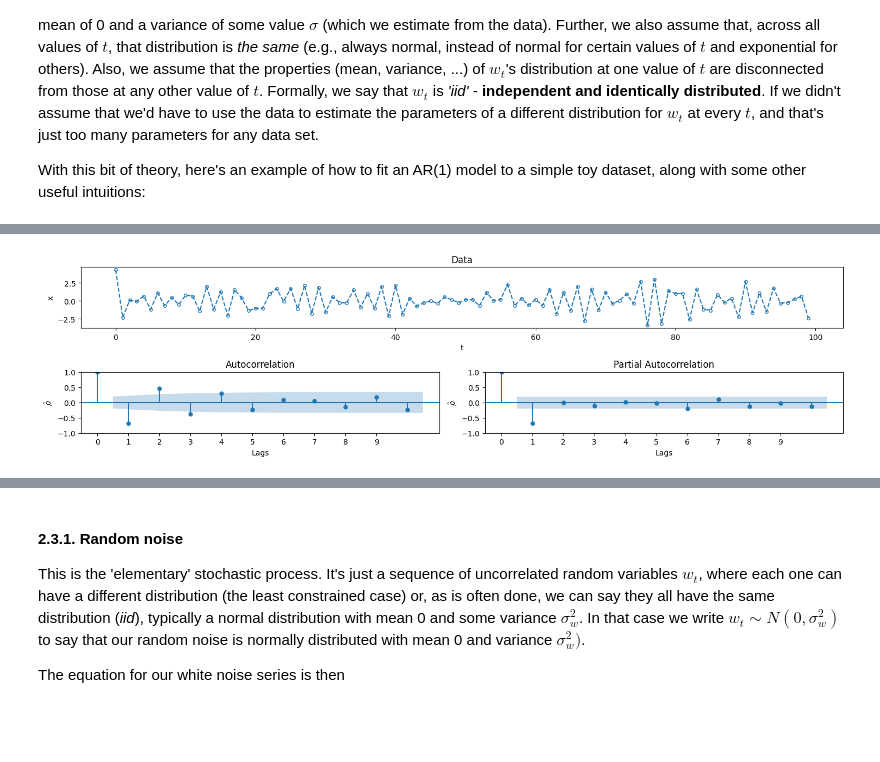
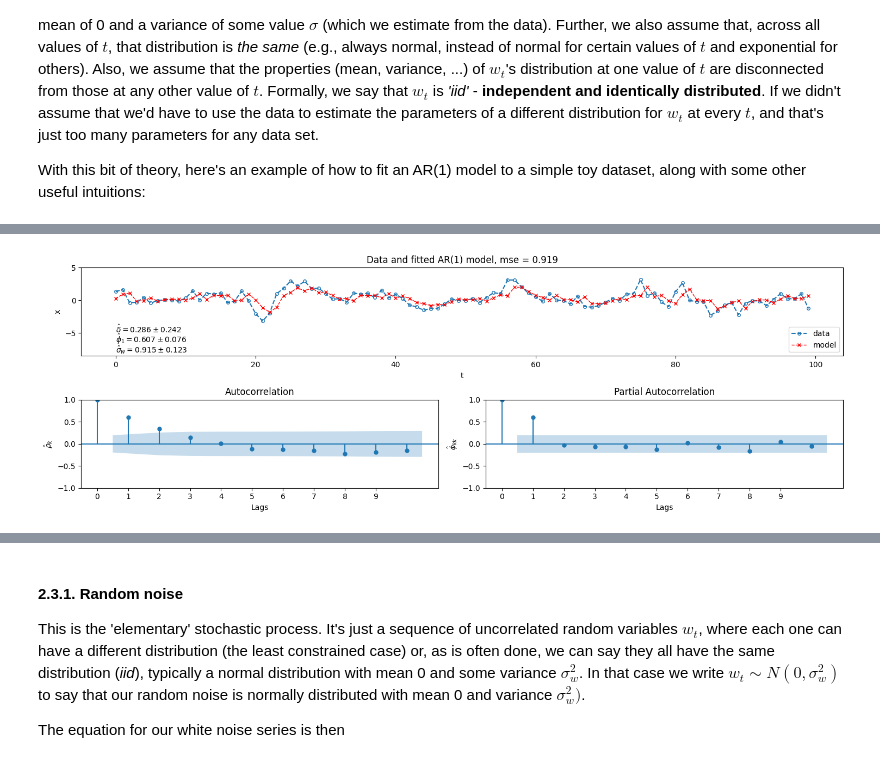
Before and after one commit to robetatis/study_notes_ml, a Jupyter notebook: time_series.ipynb, the cells around one changed output, grey strips where cells are left out. Drawn from its saved outputs; the diff is of its cells as text; code cells hidden in the pictures; blank space fills up the shorter version.

Commit message:
finish examples AR(1)

```diff
--- a/time_series.ipynb
+++ b/time_series.ipynb
@@ -87,42 +87,47 @@ Since $w_t$ term is random, we need a distribution for it, and in many cases it'
 
 With this bit of theory, here's an example of how to fit an AR(1) model to a simple toy dataset, along with some other useful intuitions:
 # %%
-# generate toy data using a stochastic process x_t = delta + phi_1*x_{t-1} + w_t
 def generate_toy_data(n, x_0, delta, phi_1, sigma):
+    # generate toy data using a stochastic process x_t = delta + phi_1*x_{t-1} + w_t
+
     np.random.seed(10)
     w = np.random.normal(0, sigma, size=n)
     x = np.zeros(n)
     x[0] = x_0 + w[0] # to generate the data, x_0 must be known
     for t in range(1, n):
         x[t] = delta + phi_1*x[t-1] + w[t]
-
     return x
 
 
 def fit_ar_1(x):
-    pass
+    model = ARIMA(x, order=(1, 0, 0))
+    model_fit = model.fit()
+    return model_fit
 
-def plot_example(x):
-    fig = plt.figure(figsize=(15, 4))
+
+def plot_example(x, model_fit):
+    fig = plt.figure(figsize=(15, 5))
     gs = fig.add_gridspec(2, 2)
     ax0 = fig.add_subplot(gs[0, :])
-    ax0.set_title('Data')
-    ax0.plot(x, marker='o', markersize=4, linestyle='--', markerfacecolor='None')
+    ax0.set_title(f'Data and fitted AR(1) model, mse = {model_fit.mse:.3f}')
+    ax0.plot(x, marker='o', markersize=4, linestyle='--', markerfacecolor='None', label='data')
+    ax0.plot(model_fit.fittedvalues, color='red', marker='x', linestyle='--', markersize=5, linewidth=1, label='model')
     ax0.set_xlabel('t')
     ax0.set_ylabel('x')
+    ax0.text(x=0, y=-5, s=f'$\\hat{{\\delta}} = {model_fit.params[0]:.3f} \\pm {model_fit.bse[0]:.3f}$')
+    ax0.text(x=0, y=-6.5, s=f'$\\hat{{\\phi}}_1 = {model_fit.params[1]:.3f} \\pm {model_fit.bse[1]:.3f}$')
+    ax0.text(x=0, y=-8, s=f'$\\hat{{\\sigma}}_w = {model_fit.params[2]:.3f} \\pm {model_fit.bse[2]:.3f}$')
+    ax0.set_ylim(-8.5, 5)
     ax1 = fig.add_subplot(gs[1, 0])
     plot_acf(x, lags=10, ax=ax1)
     ax1.set_xticks(range(10))
     ax1.set_xlabel('Lags')
-    ax1.set_ylabel(r'$\hat{\rho}$')
+    ax1.set_ylabel(r'$\hat{\rho}_k$')
     ax2 = fig.add_subplot(gs[1, 1])
     plot_pacf(x, lags=10, ax=ax2)
     ax2.set_xticks(range(10))
     ax2.set_xlabel('Lags')
-    ax2.set_ylabel(r'$\hat{\rho}$')
+    ax2.set_ylabel(r'$\hat{\phi}_{kk}$')
+    ax0.legend()
     plt.tight_layout()
     plt.show()
-
-
-x = generate_toy_data(n=100, x_0=3, delta=0, phi_1=0.7, sigma=1)
-plot_example(x)
@@ -137,5 +140,6 @@ red line = fit data
 # %%
-x = generate_toy_data(n=100, x_0=3, delta=0, phi_1=-0.7, sigma=1)
-plot_example(x)
+x = generate_toy_data(n=100, x_0=0, delta=0, phi_1=0.7, sigma=1)
+model_fit = fit_ar_1(x)
+plot_example(x, model_fit)
 # %% [output]
-[figure, old version]
+[figure, new version]
```
Also changed, not shown: parts of 5 cells of this notebook.
